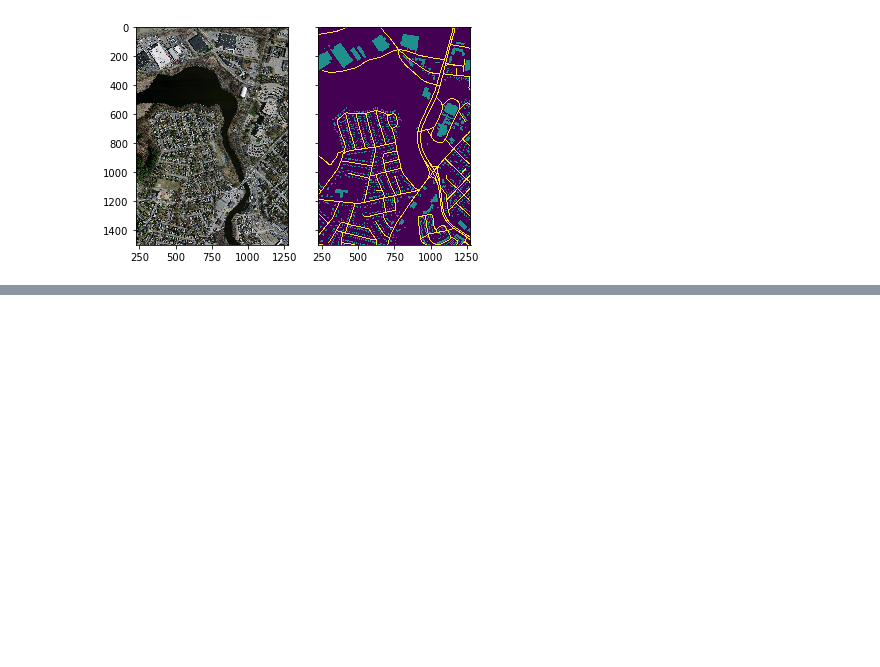
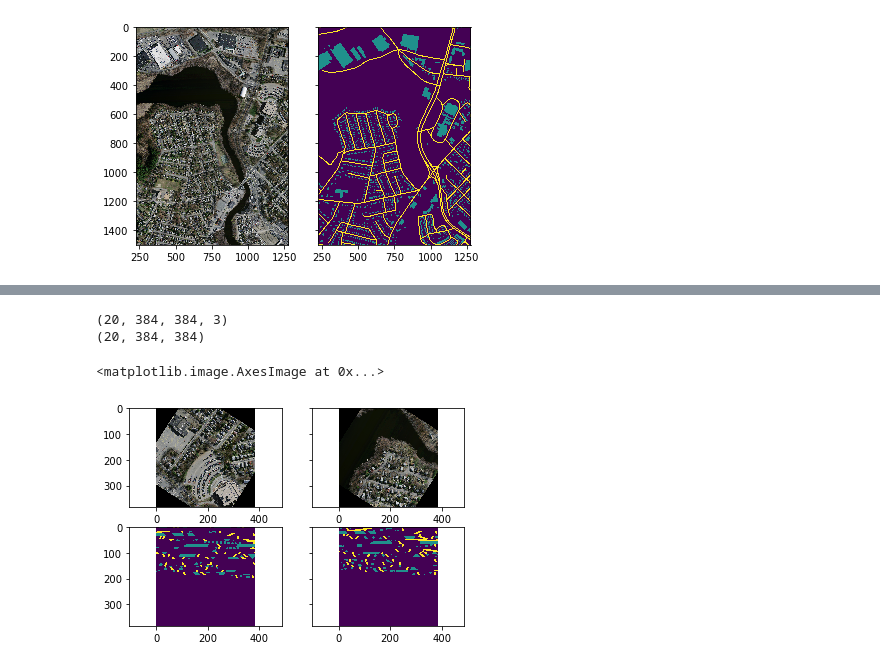
Before and after one commit to HKCaesar/image-segmentation, a Jupyter notebook: road_and_buildings/road_and_building_dataset_prep.ipynb, the cells around one changed output, grey strips where cells are left out. Saved outputs shown, nothing was run; the diff lists cells and outputs as text; code cells hidden in the pictures; blank space fills up the shorter version.

```diff
--- a/road_and_buildings/road_and_building_dataset_prep.ipynb
+++ b/road_and_buildings/road_and_building_dataset_prep.ipynb
@@ -118,0 +113,19 @@ with tf.Session() as sess:
+# %%
+batch_images_tensor = tf.contrib.image.rotate(batch_image, 1)
+batch_annotations_tensor = tf.contrib.image.rotate(batch_annotations, 0.1)
+
+with tf.Session() as sess:
+    images_batch_np, annotations_batch_np = sess.run([batch_images_tensor, batch_annotations_tensor])
+# %%
+print(images_batch.shape)
+print(annotations_batch.shape)
+f, (ax1, ax2)= plt.subplots(2, 2, sharey=True)
+ax1[0].imshow(images_batch_np[0])
+ax2[0].imshow(np.squeeze(annotations_batch_np[0]), aspect=1)
+ax1[1].imshow(images_batch_np[1])
+ax2[1].imshow(np.squeeze(annotations_batch_np[1]), aspect=1)
+# %% [output]
+(20, 384, 384, 3)
+(20, 384, 384)
+<matplotlib.image.AxesImage at 0x...>
+[figure, added]
```
Also changed, not shown: parts of 7 cells of this notebook, 2 other files.
